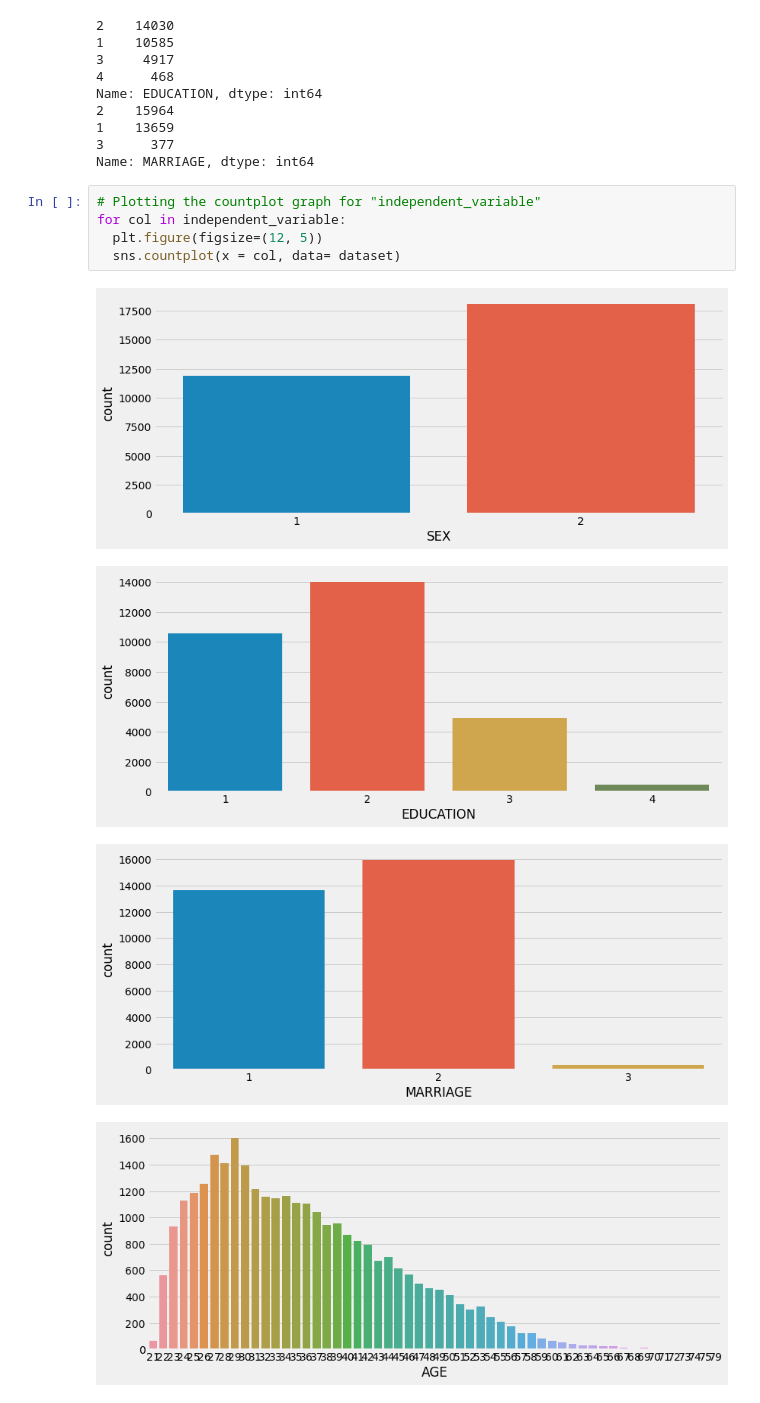
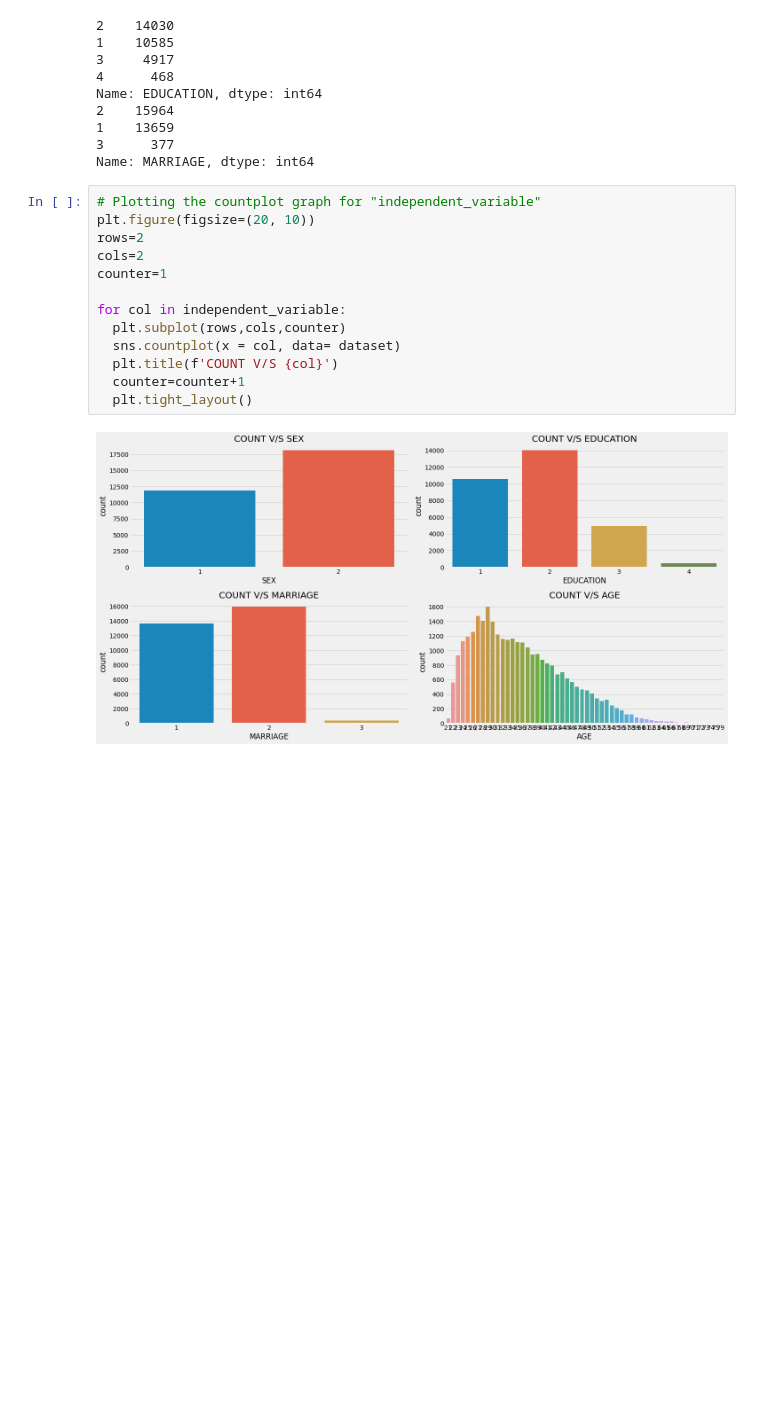
Before and after one commit to Anupam8858/Credit-Card-Default-Prediction, a Jupyter notebook: Credit_Card_Default_Prediction_Capstone_Project.ipynb, the cells around one changed output. Cells and saved outputs as stored; diff of their text form; blank space fills up the shorter version.

```diff
--- a/Credit_Card_Default_Prediction_Capstone_Project.ipynb
+++ b/Credit_Card_Default_Prediction_Capstone_Project.ipynb
@@ -230,11 +230,16 @@ Name: EDUCATION, dtype: int64
 Name: MARRIAGE, dtype: int64
 # %%
 # Plotting the countplot graph for "independent_variable"
+plt.figure(figsize=(20, 10))
+rows=2
+cols=2
+counter=1
+
 for col in independent_variable:
-  plt.figure(figsize=(12, 5))
+  plt.subplot(rows,cols,counter)
   sns.countplot(x = col, data= dataset)
+  plt.title(f'COUNT V/S {col}')
+  counter=counter+1
+  plt.tight_layout()
 # %% [output]
-[figure, old version]
+[figure, new version]
-[figure, removed]
-[figure, removed]
-[figure, removed]
```
Also changed, not shown: parts of 6 cells of this notebook.
